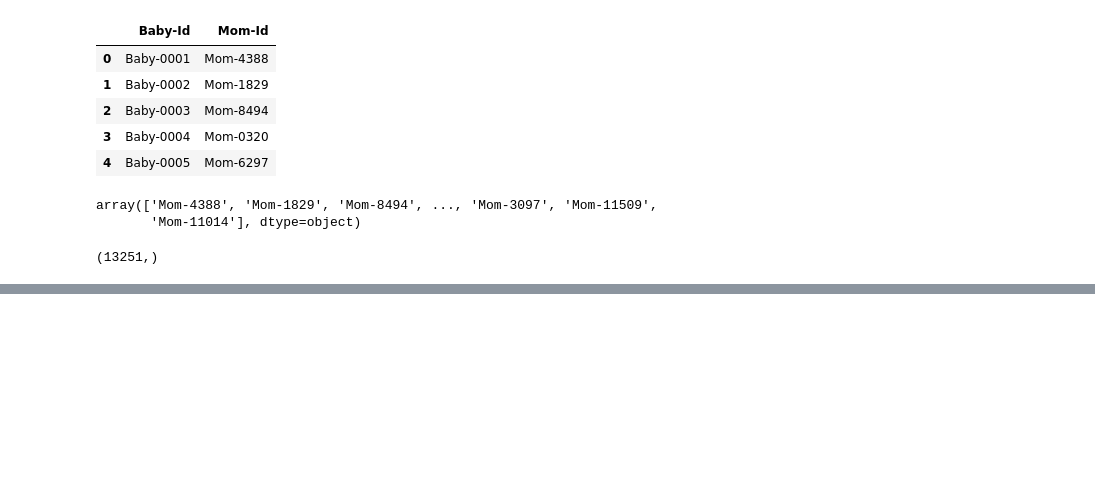
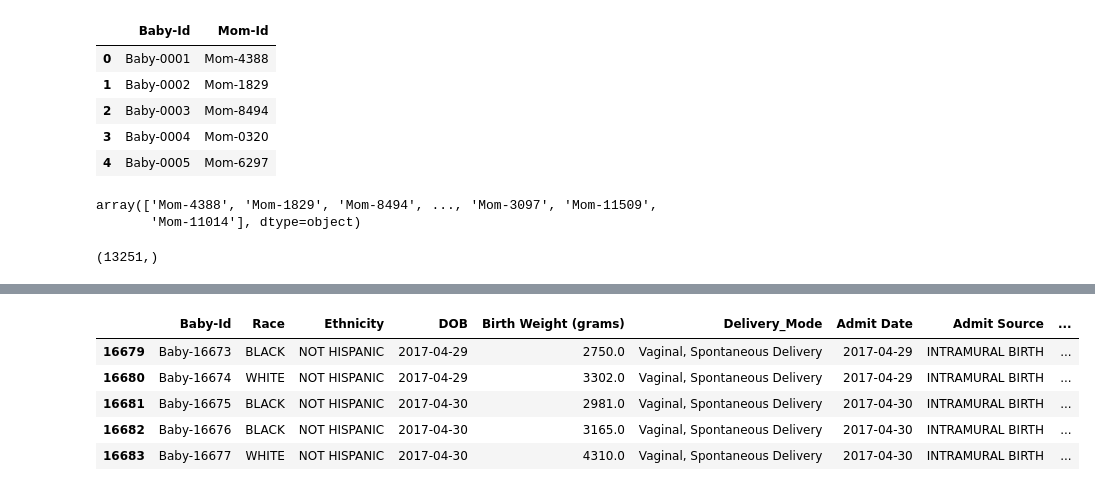
Before and after one commit to lemaslab/pediatric-abx-mod, a Jupyter notebook: nbs/sample_selection.ipynb, the cells around one changed output, grey strips where cells are left out. Cells and saved outputs as stored; diff of their text form; code cells hidden in the pictures; blank space fills up the shorter version.

```diff
--- a/nbs/sample_selection.ipynb
+++ b/nbs/sample_selection.ipynb
@@ -62,0 +123,9 @@ included_mom_ids.shape
+# %%
+baby.tail()
+# %% [output]
+|  | Baby-Id | Race | Ethnicity | DOB | Birth Weight (grams) | Delivery_Mode | Admit Date | Admit Source | ... |
+| 16679 | Baby-16673 | BLACK | NOT HISPANIC | 2017-04-29 | 2750.0 | Vaginal, Spontaneous Delivery | 2017-04-29 | INTRAMURAL BIRTH | ... |
+| 16680 | Baby-16674 | WHITE | NOT HISPANIC | 2017-04-29 | 3302.0 | Vaginal, Spontaneous Delivery | 2017-04-29 | INTRAMURAL BIRTH | ... |
+| 16681 | Baby-16675 | BLACK | NOT HISPANIC | 2017-04-30 | 2981.0 | Vaginal, Spontaneous Delivery | 2017-04-30 | INTRAMURAL BIRTH | ... |
+| 16682 | Baby-16676 | BLACK | NOT HISPANIC | 2017-04-30 | 3165.0 | Vaginal, Spontaneous Delivery | 2017-04-30 | INTRAMURAL BIRTH | ... |
+| 16683 | Baby-16677 | WHITE | NOT HISPANIC | 2017-04-30 | 4310.0 | Vaginal, Spontaneous Delivery | 2017-04-30 | INTRAMURAL BIRTH | ... |
```
Also changed, not shown: parts of 28 cells of this notebook.
